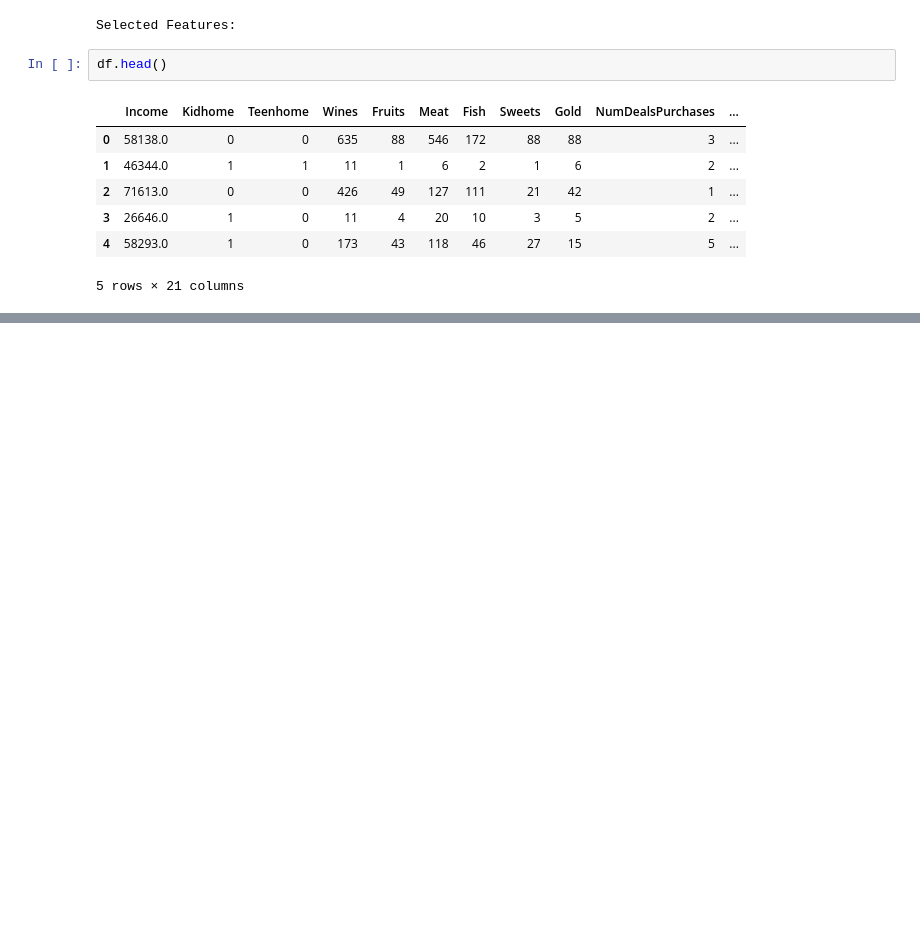
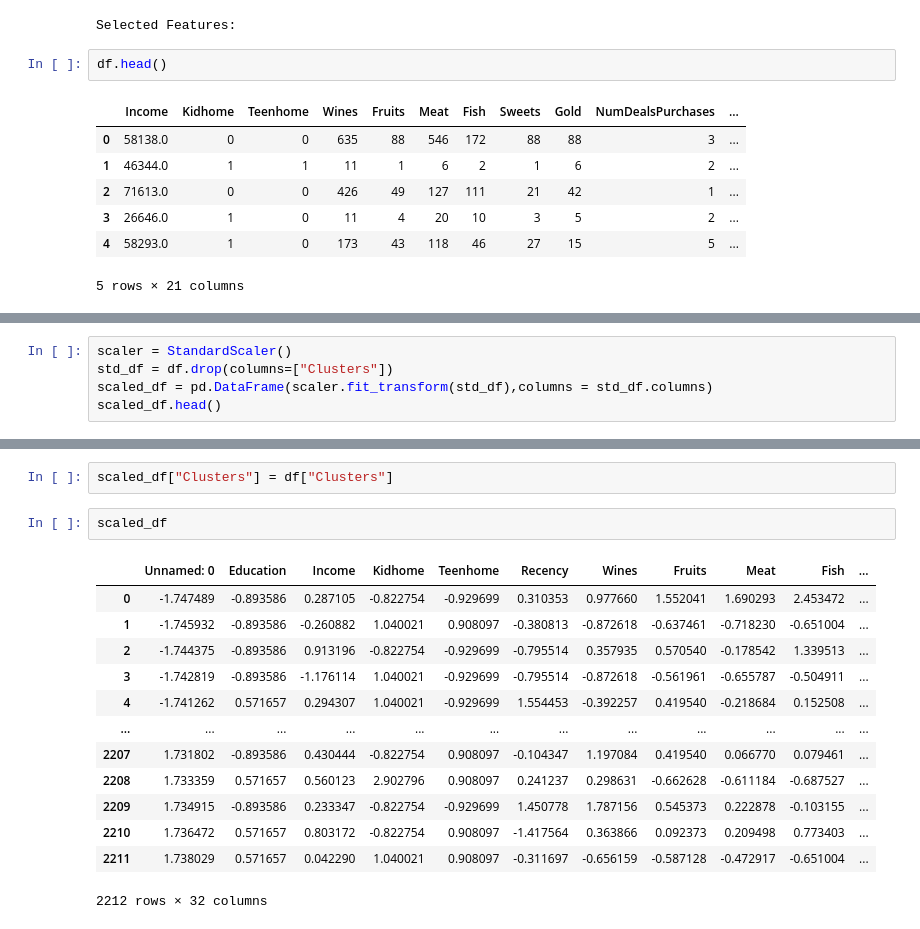
Before and after one commit to Anant0507/Customer-Segmentation, a Jupyter notebook: Classifying_Customer.ipynb, the cells around one changed output, grey strips where cells are left out. Drawn from its saved outputs; the diff is of its cells as text; blank space fills up the shorter version.

```diff
--- a/Classifying_Customer.ipynb
+++ b/Classifying_Customer.ipynb
@@ -550,0 +587,5 @@ df.head()
+# %%
+scaler = StandardScaler()
+std_df = df.drop(columns=["Clusters"])
+scaled_df = pd.DataFrame(scaler.fit_transform(std_df),columns = std_df.columns)
+scaled_df.head()
@@ -550,0 +600,18 @@ df.head()
+# %%
+scaled_df["Clusters"] = df["Clusters"]
+# %%
+scaled_df
+# %% [output]
+|  | Unnamed: 0 | Education | Income | Kidhome | Teenhome | Recency | Wines | Fruits | Meat | Fish | ... |
+| 0 | -1.747489 | -0.893586 | 0.287105 | -0.822754 | -0.929699 | 0.310353 | 0.977660 | 1.552041 | 1.690293 | 2.453472 | ... |
+| 1 | -1.745932 | -0.893586 | -0.260882 | 1.040021 | 0.908097 | -0.380813 | -0.872618 | -0.637461 | -0.718230 | -0.651004 | ... |
+| 2 | -1.744375 | -0.893586 | 0.913196 | -0.822754 | -0.929699 | -0.795514 | 0.357935 | 0.570540 | -0.178542 | 1.339513 | ... |
+| 3 | -1.742819 | -0.893586 | -1.176114 | 1.040021 | -0.929699 | -0.795514 | -0.872618 | -0.561961 | -0.655787 | -0.504911 | ... |
+| 4 | -1.741262 | 0.571657 | 0.294307 | 1.040021 | -0.929699 | 1.554453 | -0.392257 | 0.419540 | -0.218684 | 0.152508 | ... |
+| ... | ... | ... | ... | ... | ... | ... | ... | ... | ... | ... | ... |
+| 2207 | 1.731802 | -0.893586 | 0.430444 | -0.822754 | 0.908097 | -0.104347 | 1.197084 | 0.419540 | 0.066770 | 0.079461 | ... |
+| 2208 | 1.733359 | 0.571657 | 0.560123 | 2.902796 | 0.908097 | 0.241237 | 0.298631 | -0.662628 | -0.611184 | -0.687527 | ... |
+| 2209 | 1.734915 | -0.893586 | 0.233347 | -0.822754 | -0.929699 | 1.450778 | 1.787156 | 0.545373 | 0.222878 | -0.103155 | ... |
+| 2210 | 1.736472 | 0.571657 | 0.803172 | -0.822754 | 0.908097 | -1.417564 | 0.363866 | 0.092373 | 0.209498 | 0.773403 | ... |
+| 2211 | 1.738029 | 0.571657 | 0.042290 | 1.040021 | 0.908097 | -0.311697 | -0.656159 | -0.587128 | -0.472917 | -0.651004 | ... |
+2212 rows × 32 columns
```
Also changed, not shown: parts of 5 cells of this notebook, 2 other files.
